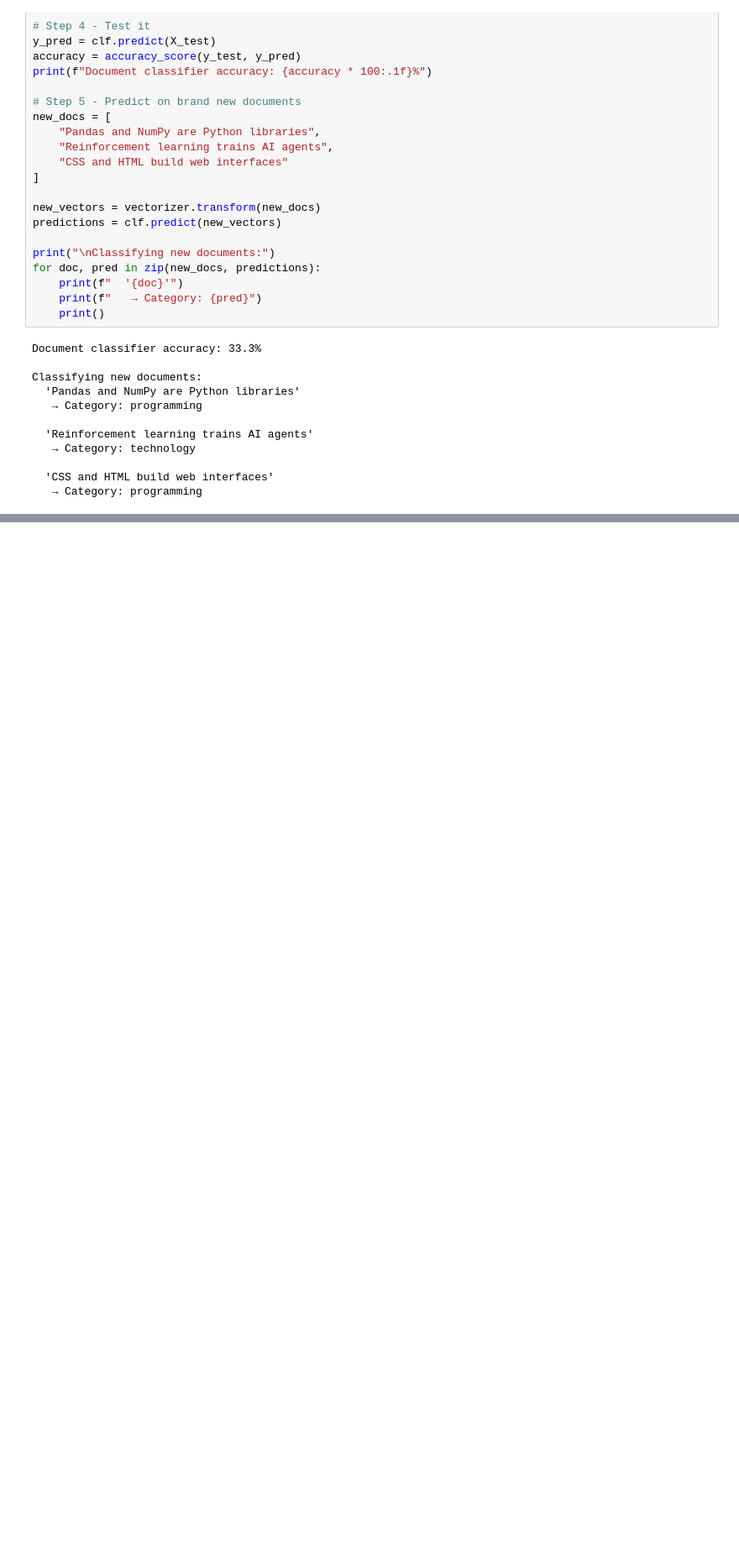
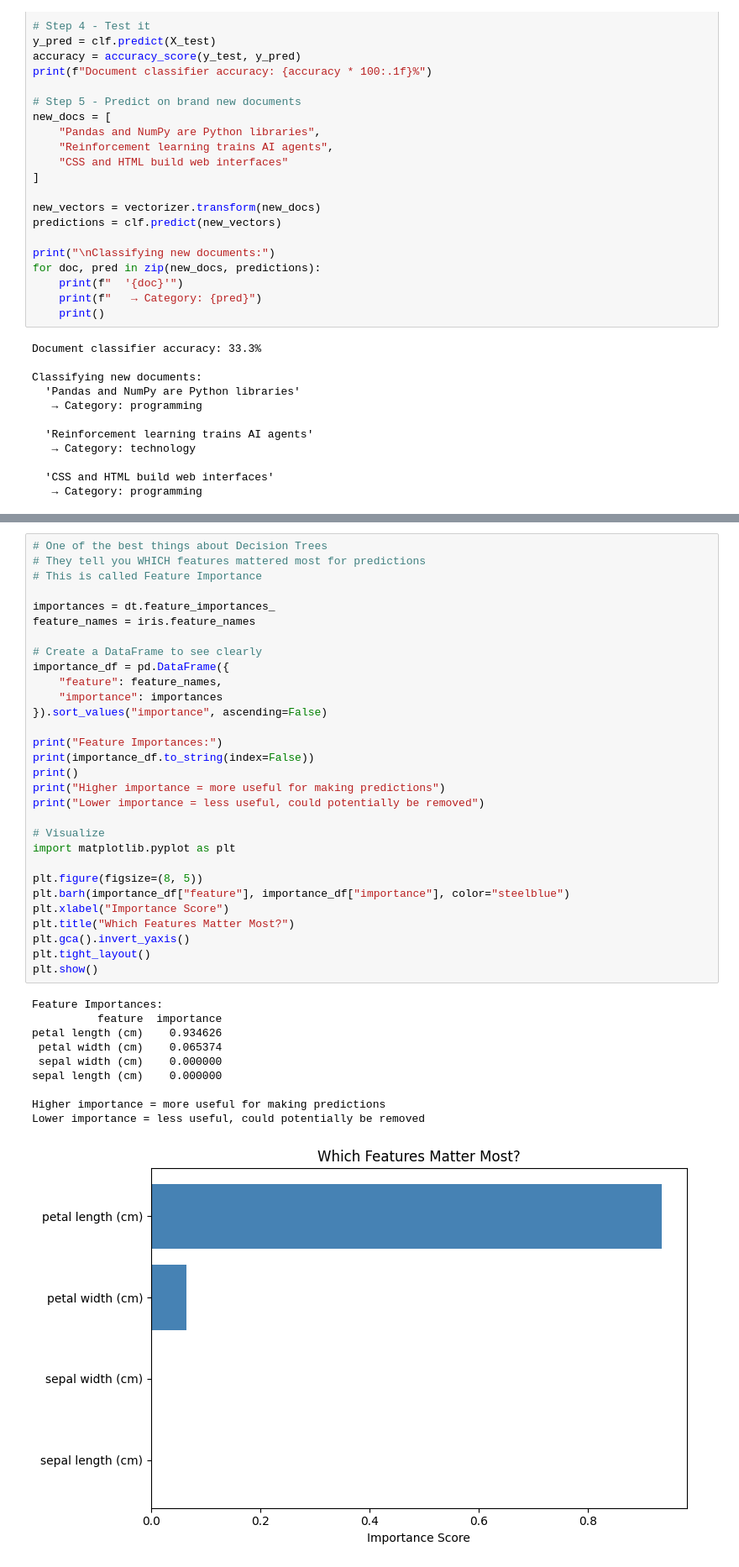
Before and after one commit to vartikabhawsar/ai-document-assistant, a Jupyter notebook: week2.ipynb, the cells around one changed output, grey strips where cells are left out. Shown at 84% size. Saved outputs shown, nothing was run; the diff lists cells and outputs as text; blank space fills up the shorter version.

Commit message:
Day 9 - Decision Trees, Random Forest, confusion matrix, document classifier upgrade

```diff
--- a/week2.ipynb
+++ b/week2.ipynb
@@ -303,0 +390,41 @@ Classifying new documents:
+# %%
+# One of the best things about Decision Trees
+# They tell you WHICH features mattered most for predictions
+# This is called Feature Importance
+
+importances = dt.feature_importances_
+feature_names = iris.feature_names
+
+# Create a DataFrame to see clearly
+importance_df = pd.DataFrame({
+    "feature": feature_names,
+    "importance": importances
+}).sort_values("importance", ascending=False)
+
+print("Feature Importances:")
+print(importance_df.to_string(index=False))
+print()
+print("Higher importance = more useful for making predictions")
+print("Lower importance = less useful, could potentially be removed")
+
+# Visualize
+import matplotlib.pyplot as plt
+
+plt.figure(figsize=(8, 5))
+plt.barh(importance_df["feature"], importance_df["importance"], color="steelblue")
+plt.xlabel("Importance Score")
+plt.title("Which Features Matter Most?")
+plt.gca().invert_yaxis()
+plt.tight_layout()
+plt.show()
+# %% [output]
+Feature Importances:
+          feature  importance
+petal length (cm)    0.934626
+ petal width (cm)    0.065374
+ sepal width (cm)    0.000000
+sepal length (cm)    0.000000
+
+Higher importance = more useful for making predictions
+Lower importance = less useful, could potentially be removed
+[figure, added]
```
Also changed, not shown: parts of 13 cells of this notebook.
